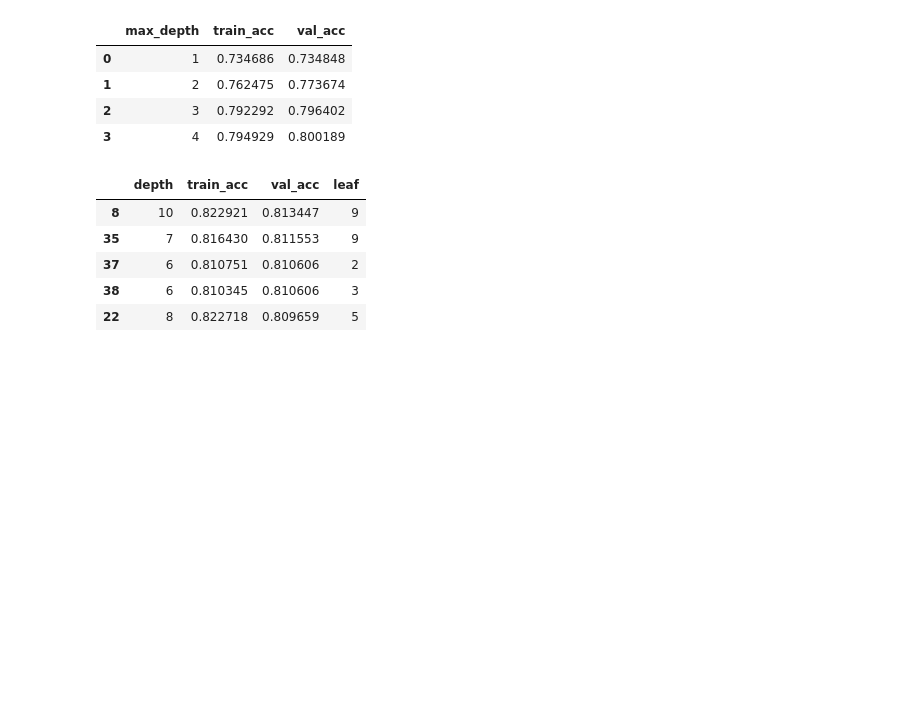
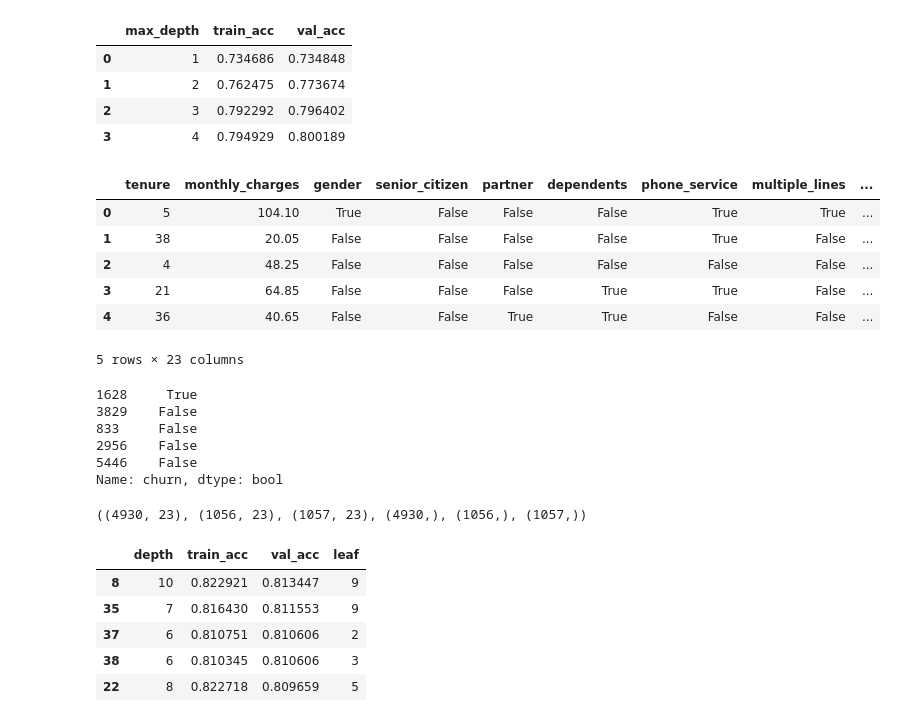
Before and after one commit to Jonathan-Garcia1/Telco_Churn, a Jupyter notebook: non_final_model_v2.ipynb, the cells around one changed output. Drawn from its saved outputs; the diff is of its cells as text; code cells hidden in the pictures; blank space fills up the shorter version.

```diff
--- a/non_final_model_v2.ipynb
+++ b/non_final_model_v2.ipynb
@@ -63,3 +63,22 @@ trees
 | 1 | 2 | 0.762475 | 0.773674 |
 | 2 | 3 | 0.792292 | 0.796402 |
 | 3 | 4 | 0.794929 | 0.800189 |
+# %%
+test_X.head()
+# %% [output]
+|  | tenure | monthly_charges | gender | senior_citizen | partner | dependents | phone_service | multiple_lines | ... |
+| 0 | 5 | 104.10 | True | False | False | False | True | True | ... |
+| 1 | 38 | 20.05 | False | False | False | False | True | False | ... |
+| 2 | 4 | 48.25 | False | False | False | False | False | False | ... |
+| 3 | 21 | 64.85 | False | False | False | True | True | False | ... |
+| 4 | 36 | 40.65 | False | False | True | True | False | False | ... |
+5 rows × 23 columns
+# %%
+test_y.head()
+# %% [output]
+1628     True
+3829    False
+833     False
+2956    False
+5446    False
+Name: churn, dtype: bool
@@ -66,3 +118,7 @@ trees
+# %%
+train_X.shape, val_X.shape, test_X.shape, train_y.shape, val_y.shape, test_y.shape
+# %% [output]
+((4930, 23), (1056, 23), (1057, 23), (4930,), (1056,), (1057,))
 # %%
 #Test a combination of depths and min leaf settings.
 seed = 42
```
Also changed, not shown: parts of 3 cells of this notebook, 1 other file.
